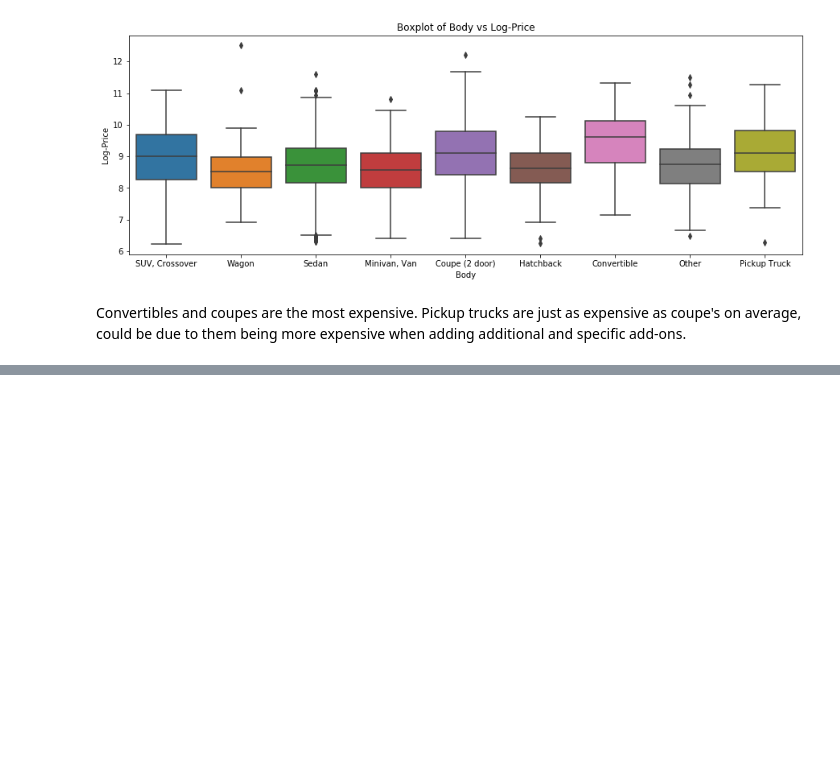
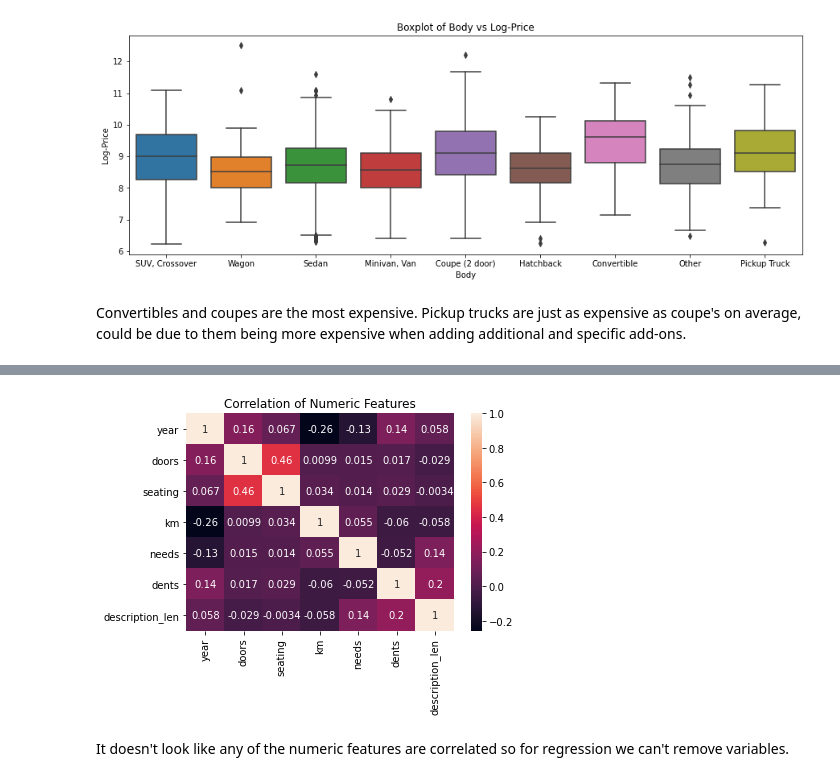
Before and after one commit to vatdaell/used-car-analysis, a Jupyter notebook: Analysis of Car Prices.ipynb, the cells around one changed output, grey strips where cells are left out. Cells and saved outputs as stored; diff of their text form; code cells hidden in the pictures; blank space fills up the shorter version.

```diff
--- a/Analysis of Car Prices.ipynb
+++ b/Analysis of Car Prices.ipynb
@@ -157,0 +340,3 @@ Convertibles and coupes are the most expensive. Pickup trucks are just as expens
+# %%
+# Drop the unused variables
+df = df.drop(columns=['condition','make','model','colour','body','transmission','fuel'])
@@ -157,0 +359,10 @@ Convertibles and coupes are the most expensive. Pickup trucks are just as expens
+# %%
+X = df.loc[:,df.columns != "log_price"]
+y = df.log_price
+X_train, X_test, y_train, y_test = train_test_split(X, y, test_size=0.2, random_state=42)
+# %%
+# Use f-test pval < 0.05 to select the important features to be evaluated with recursive feature elimination
+p_vals = f_regression(X_train,y_train)[1]
+criteria = p_vals < 0.05
+X_train = X_train.loc[:,criteria]
+X_train.columns
@@ -157,0 +380,10 @@ Convertibles and coupes are the most expensive. Pickup trucks are just as expens
+# %%
+numeric_features = X_train.select_dtypes(include=['float64','int64']).iloc[:,10:]
+numeric_features['year'] = X_train.year
+# %%
+sns.heatmap(numeric_features.corr(),annot=True);
+plt.title("Correlation of Numeric Features");
+# %% [output]
+[figure, added]
+# %% [markdown]
+It doesn't look like any of the numeric features are correlated so for regression we can't remove variables.
```
Also changed, not shown: parts of 37 cells of this notebook.
